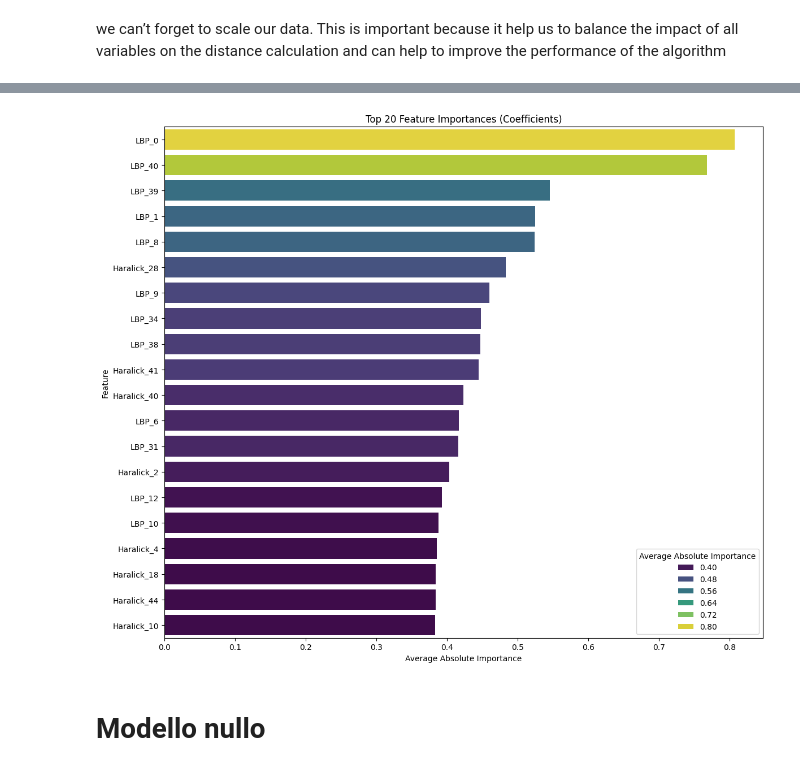
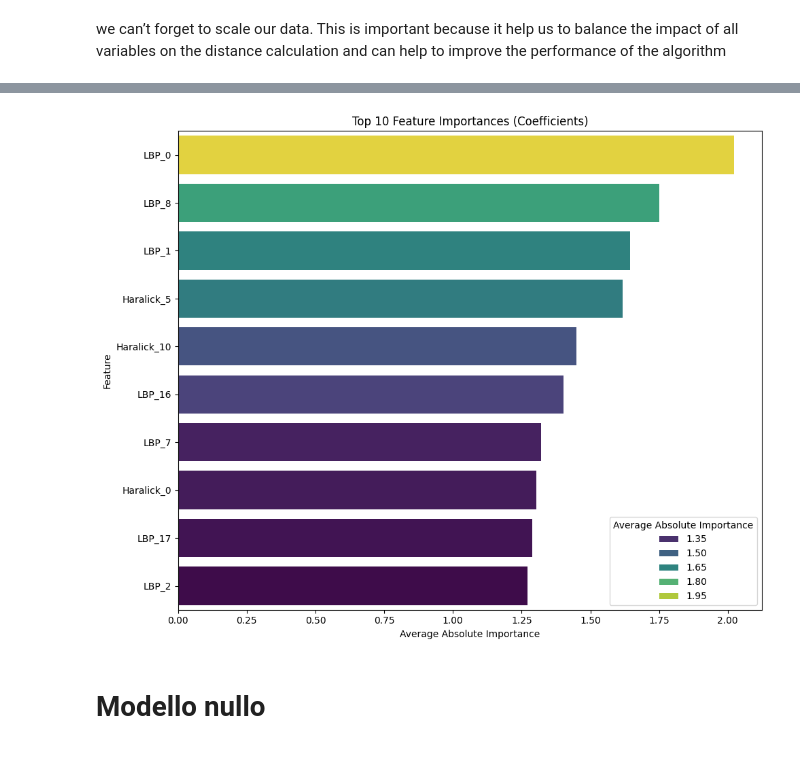
Before and after one commit to Agovvvvv/CoralLearning, a Jupyter notebook: tesi.ipynb, the cells around one changed output, grey strips where cells are left out. Drawn from its saved outputs; the diff is of its cells as text; code cells hidden in the pictures.

```diff
--- a/tesi.ipynb
+++ b/tesi.ipynb
@@ -246,10 +251,10 @@ params = []
 for i in solver_list:
         try:
             model = logistic_model(10, i)
-            model.fit(X_train, y_train)
-            predictions = model.predict(X_test)
+            model.fit(X_train_combined, y_train_combined)
+            predictions = model.predict(X_test_combined)
             params.append(i)
-            accuracy = accuracy_score(y_test, predictions)
+            accuracy = accuracy_score(y_test_combined, predictions)
             scores.append(accuracy)
         except:
             print(f"Solver {i} ha generato un errore/warning: {e}")
@@ -343,0 +398,12 @@ weighted avg       0.91      0.91      0.91       225
+# %%
+solver = max(solver_accuracy, key=lambda x: x[1])
+print(f"Best solver: {solver[0]}, Accuracy: {solver[1]:.6f}")
+model = logistic_model(1, solver[0])
+model.fit(X_train_haralick, y_train_haralick)
+predictions = model.predict(X_test_haralick)
+
+# Confusion Matrix Heatmap
+cm = confusion_matrix(y_test_haralick, predictions, labels=model.classes_)
+disp = ConfusionMatrixDisplay(confusion_matrix=cm, display_labels=model.classes_)
+disp.plot()
+plt.show()
@@ -344,7 +451,7 @@ weighted avg       0.91      0.91      0.91       225
 # %%
 
-# 3. Importanza delle Feature
-importance_col_name_for_plot = "" # To store the column name for plotting
+# Importanza delle Feature
+importance_col_name_for_plot = ""
 
 if hasattr(model, 'coef_'):
     coefficients = model.coef_
@@ -353,10 +460,9 @@ if hasattr(model, 'coef_'):
         print(f"Error: Mismatch! Number of feature names ({len(all_feature_names)}) "
               f"does not match number of model coefficients ({coefficients.shape[1]}).")
         print("Ensure 'all_feature_names' accurately reflects the features the model was trained on.")
-        feature_importance_df = None # Skip plotting if mismatch
+        feature_importance_df = None
     else:
         if coefficients.shape[0] == 1:
-            # Binary classification or model with a single set of coefficients
             feature_importance_values = coefficients[0]
             feature_importance_df = pd.DataFrame({
                 'Feature': all_feature_names,
@@ -365,7 +471,7 @@ if hasattr(model, 'coef_'):
             feature_importance_df = feature_importance_df.sort_values(by='Importance', ascending=False)
             importance_col_name_for_plot = 'Importance'
         else:
-            # Multi-class classification (e.g., Logistic Regression with multi_class='ovr' or 'multinomial')
+            # Multi-class classification
             print(f"\nIl modello ha {coefficients.shape[0]} set di coefficienti (uno per classe vs resto).")
             print("Mostrando la magnitudine assoluta media dei coefficienti attraverso le classi:")
 
@@ -379,55 +485,21 @@ if hasattr(model, 'coef_'):
 
         if feature_importance_df is not None:
             print("\nFeature Importance (Coefficients):")
-            print(feature_importance_df.head(15)) # Display top 15 features
+            print(feature_importance_df.head(15))
 
-            plt.figure(figsize=(12, 10)) # Adjusted figure size
-            top_n_to_display = 20 # Show top N features in the plot
+            plt.figure(figsize=(10, 8))
+            top_n_to_display = 10
             sns.barplot(
                 x=importance_col_name_for_plot,
                 y='Feature',
                 data=feature_importance_df.head(top_n_to_display),
                 palette='viridis',
-                hue=importance_col_name_for_plot, # Retained from your original code
-                dodge=False # Add if hue makes bars too thin or grouped unnecessarily
+                hue=importance_col_name_for_plot,
+                dodge=False
             )
             plt.title(f'Top {top_n_to_display} Feature Importances (Coefficients)')
             plt.tight_layout()
             plt.show()
-
-elif hasattr(model, 'feature_importances_'):
-    # For models like Decision Trees, Random Forest, Gradient Boosting
-    importances = model.feature_importances_
-    if len(all_feature_names) != len(importances):
-        print(f"Error: Mismatch! Number of feature names ({len(all_feature_names)}) "
-              f"does not match number of model importances ({len(importances)}).")
-    else:
-        feature_importance_df = pd.DataFrame({
-            'Feature': all_feature_names,
-            'Importance': importances
-        })
-        feature_importance_df = feature_importance_df.sort_values(by='Importance', ascending=False)
-        importance_col_name_for_plot = 'Importance'
-
-        print("\nFeature Importance (from feature_importances_):")
-        print(feature_importance_df.head(15)) # Display top 15 features
-
-        plt.figure(figsize=(12, 10)) # Adjusted figure size
-        top_n_to_display = 20 # Show top N features in the plot
-        sns.barplot(
-            x=importance_col_name_for_plot,
-            y='Feature',
-            data=feature_importance_df.head(top_n_to_display),
-            palette='viridis',
-            hue=importance_col_name_for_plot, # Retained from your original code
-            dodge=False
-        )
-        plt.title(f'Top {top_n_to_display} Feature Importances (from _feature_importances_)')
-        plt.tight_layout()
-        plt.show()
-else:
-    print("\nIl modello selezionato non ha l'attributo 'coef_' né 'feature_importances_'. "
-          "L'importanza delle feature non può essere estratta direttamente per questo tipo di modello.")
 # %% [output]
 Il modello ha 8 set di coefficienti (uno per classe vs resto).
 Mostrando la magnitudine assoluta media dei coefficienti attraverso le classi:
@@ -452,4 +524,4 @@ Feature Importance (Coefficients):
-[figure, old version]
+[figure, new version]
 # %% [markdown]
 # Modello nullo
 # %%
```
Also changed, not shown: parts of 20 cells of this notebook, 1 other file.
